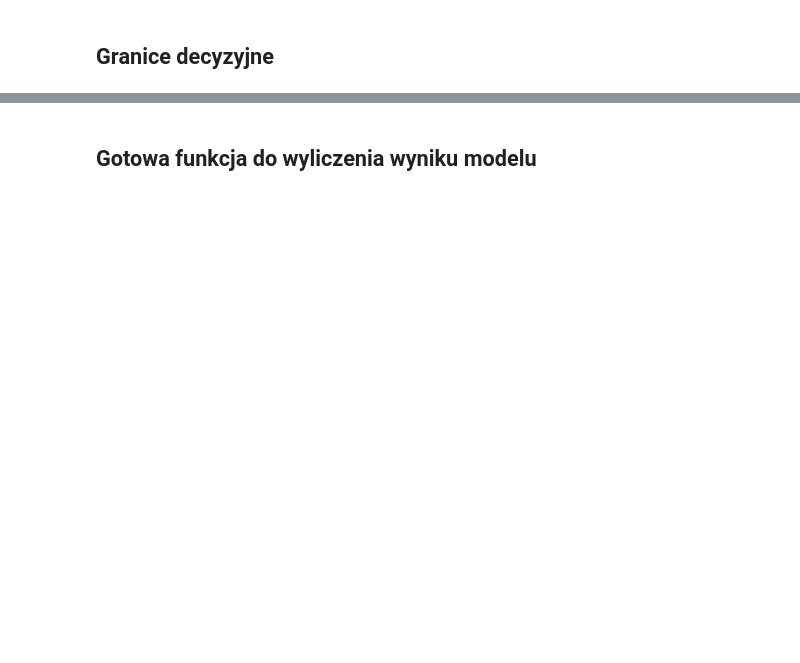
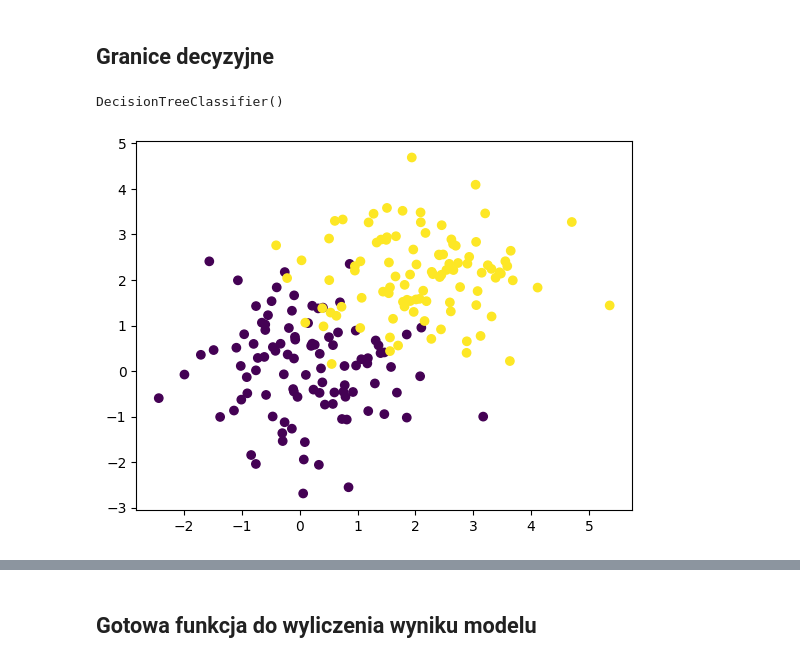
Before and after one commit to Pavti7/DATA_Pawel_A, a Jupyter notebook: Machine_Learning/Klasyfikacja/5_DecisionTrees.ipynb, the cells around one changed output, grey strips where cells are left out. Saved outputs shown, nothing was run; the diff lists cells and outputs as text; code cells hidden in the pictures; blank space fills up the shorter version.

```diff
--- a/Machine_Learning/Klasyfikacja/5_DecisionTrees.ipynb
+++ b/Machine_Learning/Klasyfikacja/5_DecisionTrees.ipynb
@@ -51,2 +174,24 @@ Oraz narysujmy wykres drzewa
 # %% [markdown]
 ## Granice decyzyjne
+# %%
+import numpy as np
+import matplotlib.pyplot as plt
+%matplotlib inline
+
+# losowe dane dla dwóch klas, przy przesunięciu środka rozkładu
+train_data = np.vstack((np.random.normal(size=(100, 2)),
+                        np.random.normal(size=(100, 2), loc=2)))
+
+train_labels = np.hstack((np.zeros(100), np.ones(100)))
+
+# np.vstack - połaczenie tablic wertykalne
+# np.hstack - połączenie tablic horyzontalne
+
+fig, ax = plt.subplots()
+ax.scatter(train_data[:,0], train_data[:,1], c =train_labels)
+
+model = DecisionTreeClassifier()
+model.fit(train_data, train_labels)
+# %% [output]
+DecisionTreeClassifier()
+[figure, added]
```
Also changed, not shown: parts of 13 cells of this notebook.
